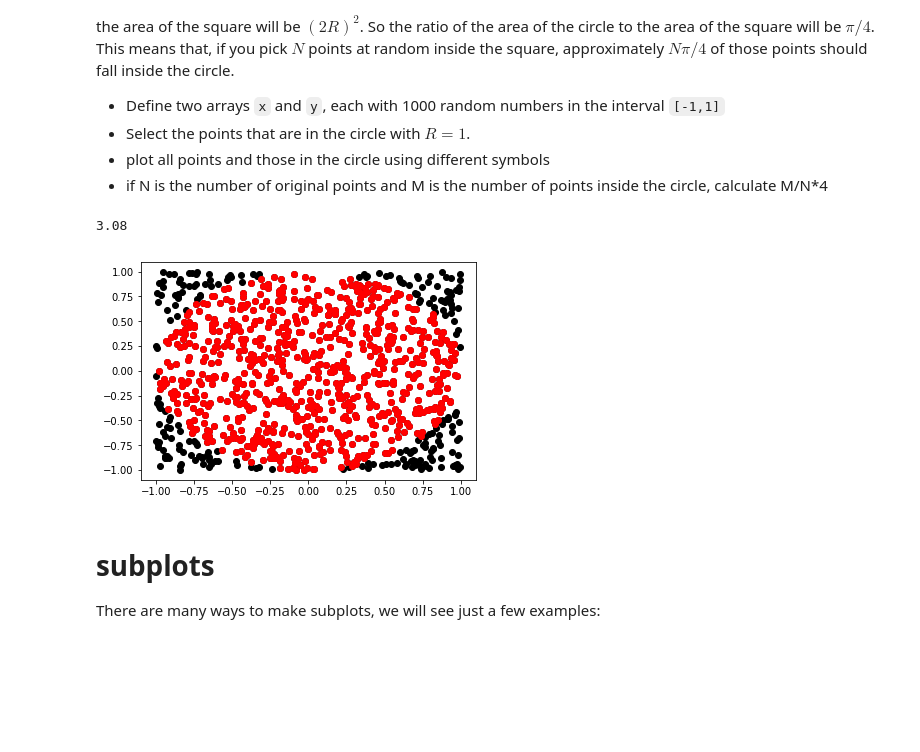
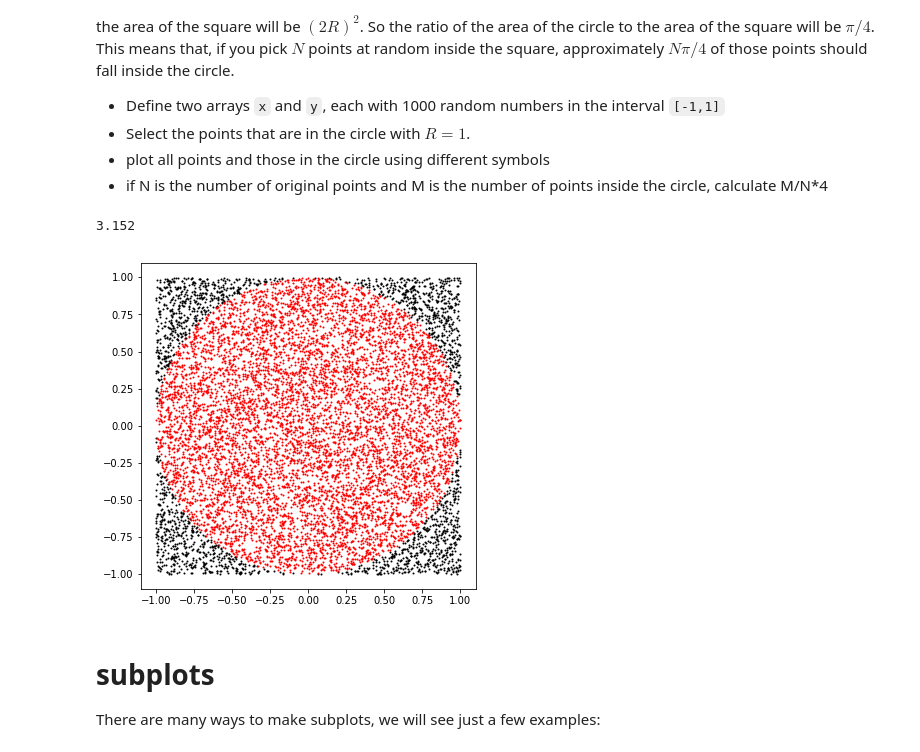
Before and after one commit to marcogullieuszik/astromundus2017_python, a Jupyter notebook: NOTEBOOKS/07_MATPLOTLIB/matplotlib.ipynb, the cells around one changed output. Cells and saved outputs as stored; diff of their text form; code cells hidden in the pictures; blank space fills up the shorter version.

```diff
--- a/NOTEBOOKS/07_MATPLOTLIB/matplotlib.ipynb
+++ b/NOTEBOOKS/07_MATPLOTLIB/matplotlib.ipynb
@@ -152,19 +162,20 @@ This means that, if you pick $N$ points at random inside the square, approximate
 * if N is the number of original points and M is the number of points inside the circle, calculate M/N*4
 # %%
 import numpy as np
-fig,ax=plt.subplots()
-x=np.random.uniform(-1,1,1000)
-y=np.random.uniform(-1,1,1000)
-ax.plot(x,y,'ok')
+fig,ax=plt.subplots(figsize=(6,6))
+npts=10000
+x=np.random.uniform(-1,1,npts)
+y=np.random.uniform(-1,1,npts)
+
 cond=(x**2+y**2)<=1
-xx=x[cond]
-yy=y[cond]
-ax.plot(xx,yy,'or')
+ax.plot(x[~cond],y[~cond],'.k',ms=2)
+ax.plot(x[cond] ,y[cond] ,'.r',ms=2)
 
-print (len(xx)/len(x)*4)
+n_circle=cond.sum()
+print (n_circle/npts*4)
 # %% [output]
-3.08
+3.152
-[figure, old version]
+[figure, new version]
 # %% [markdown]
 # subplots
 There are many ways to make subplots, we will see just a few examples:
```
Also changed, not shown: parts of 21 cells of this notebook, 2 other files.
